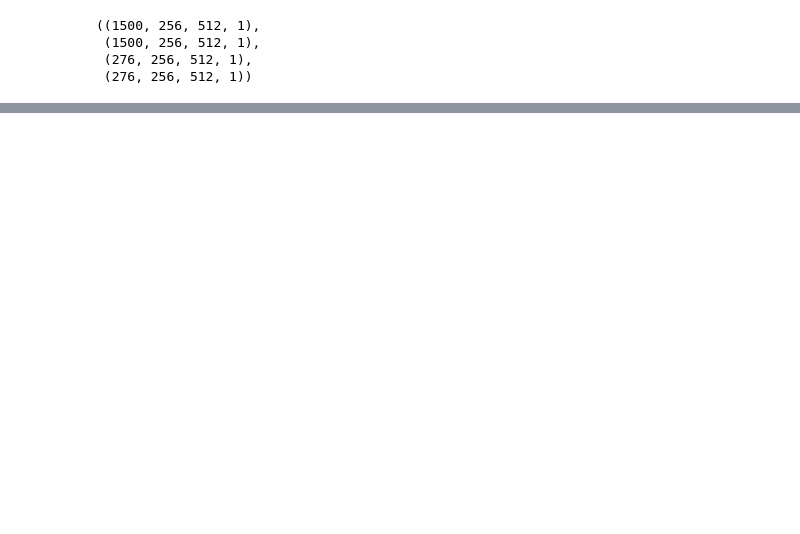
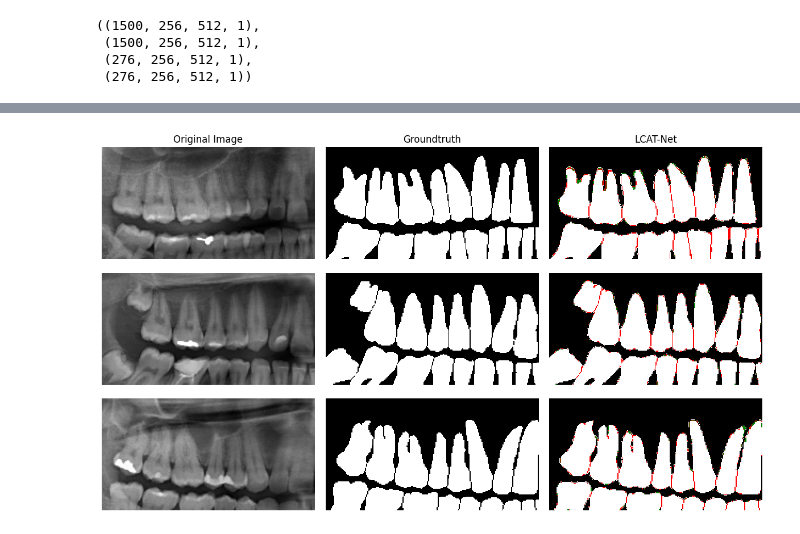
Before and after one commit to kld-anouar/LCAT-Net, a Jupyter notebook: LCAT-Net.ipynb, the cells around one changed output, grey strips where cells are left out. Saved outputs shown, nothing was run; the diff lists cells and outputs as text; code cells hidden in the pictures; blank space fills up the shorter version.

```diff
--- a/LCAT-Net.ipynb
+++ b/LCAT-Net.ipynb
@@ -639,0 +589,68 @@ plot_history(history_lcat_net)
+# %%
+# Assuming model is defined and validImages, validMasks are your datasets.
+
+# Predictions might be probabilities or raw scores, convert them to binary (0 or 1)
+predictions = model.predict(validImages[:10])
+binary_predictions = (predictions > .5).astype(int)  # Threshold at 0
+
+# Define a custom color map: black, white, red, blue
+# TP: white
+# TN: black
+# FP: red
+# FN: green
+cmap = mcolors.ListedColormap(['black', 'white', 'red', 'green'])
+
+# Create a new figure and set its size
+plt.figure(figsize=(15, 45))
+
+for i in range(3):
+    # Define cropping region
+    b = 0;
+    if i ==1:
+        b+=30;
+    crop_region = (45+b, 150+b, 60, 260)  # (top, bottom, left, right)
+
+    # Crop images and masks
+    cropped_image = validImages[i][crop_region[0]:crop_region[1], crop_region[2]:crop_region[3]]
+    cropped_mask = validMasks[i][crop_region[0]:crop_region[1], crop_region[2]:crop_region[3]]
+    cropped_prediction = binary_predictions[i][crop_region[0]:crop_region[1], crop_region[2]:crop_region[3]]
+
+    # True Positive (prediction and ground truth are both 1)
+    tp = (cropped_prediction == 1) & (cropped_mask == 1)
+    # True Negative (prediction and ground truth are both 0)
+    tn = (cropped_prediction == 0) & (cropped_mask == 0)
+    # False Positive (prediction is 1, ground truth is 0)
+    fp = (cropped_prediction == 1) & (cropped_mask == 0)
+    # False Negative (prediction is 0, ground truth is 1)
+    fn = (cropped_prediction == 0) & (cropped_mask == 1)
+
+    # Combine into a single image with the custom colors
+    display_mask = np.zeros_like(cropped_prediction)
+    display_mask[tp] = 1  # White
+    display_mask[tn] = 0  # Black
+    display_mask[fp] = 2  # Red
+    display_mask[fn] = 3  # Blue
+
+    # Plotting the results
+    plt.subplot(10, 3, i * 3 + 1)
+    plt.imshow(cropped_image, cmap='gray')
+    if i == 0:
+        plt.title('Original Image')
+    plt.axis('off')
+
+    plt.subplot(10, 3, i * 3 + 2)
+    plt.imshow(cropped_mask, cmap=mcolors.ListedColormap(['black', 'white']))  # Assuming mask is binary
+    if i == 0:
+        plt.title('Groundtruth')
+    plt.axis('off')
+
+    plt.subplot(10, 3, i * 3 + 3)
+    plt.imshow(display_mask, cmap=cmap)
+    if i == 0:
+        plt.title('LCAT-Net')
+    plt.axis('off')
+
+plt.subplots_adjust(wspace=0.05, hspace=-0.85)
+plt.savefig(f"/kaggle/working/lcat_net_children_comparation.png", dpi=200, bbox_inches='tight', pad_inches=0)  # Save each figure with specified settings
+plt.show()
+# %% [output]
@@ -639,0 +658 @@ plot_history(history_lcat_net)
+[figure, added]
```
Also changed, not shown: parts of 38 cells of this notebook.
